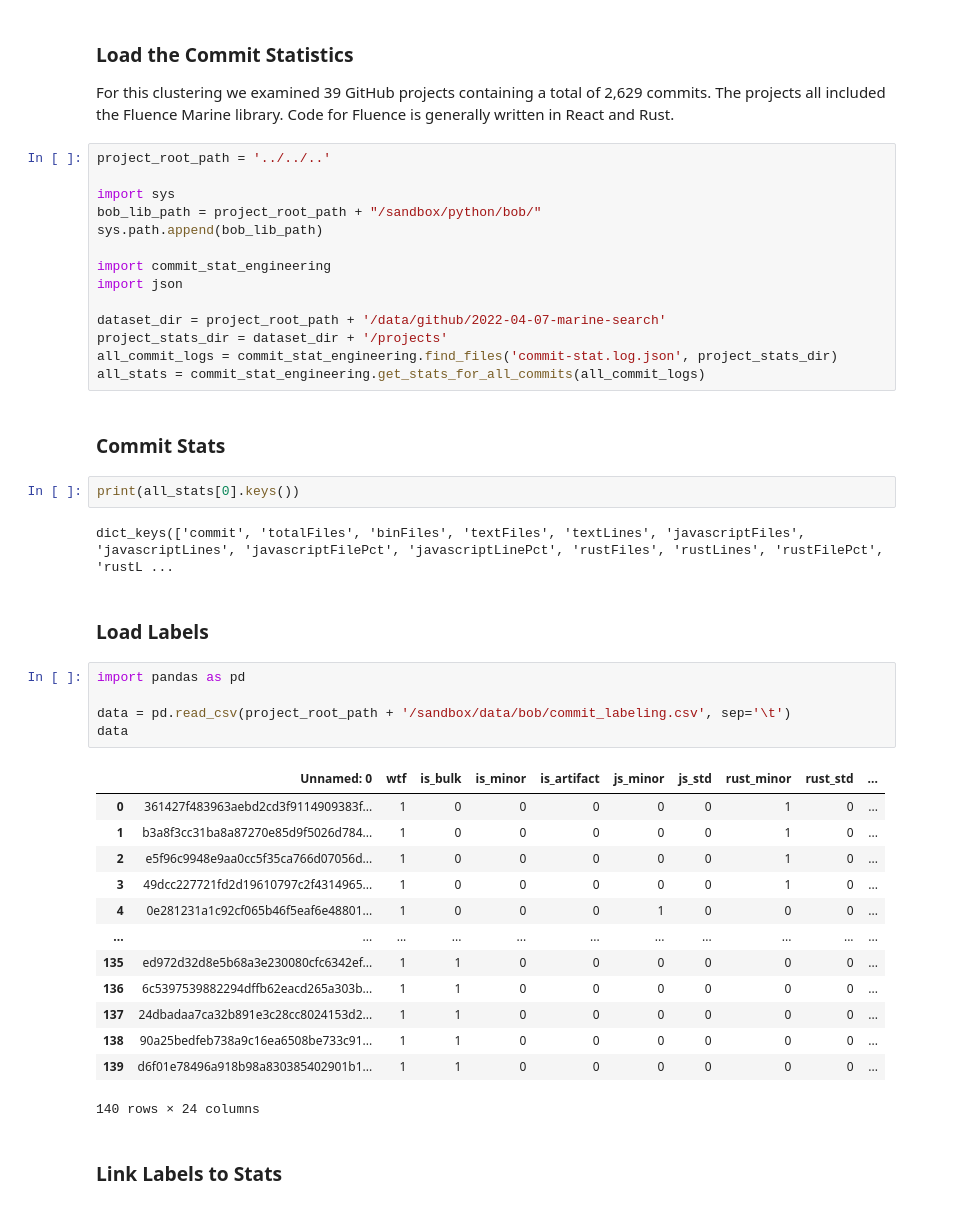
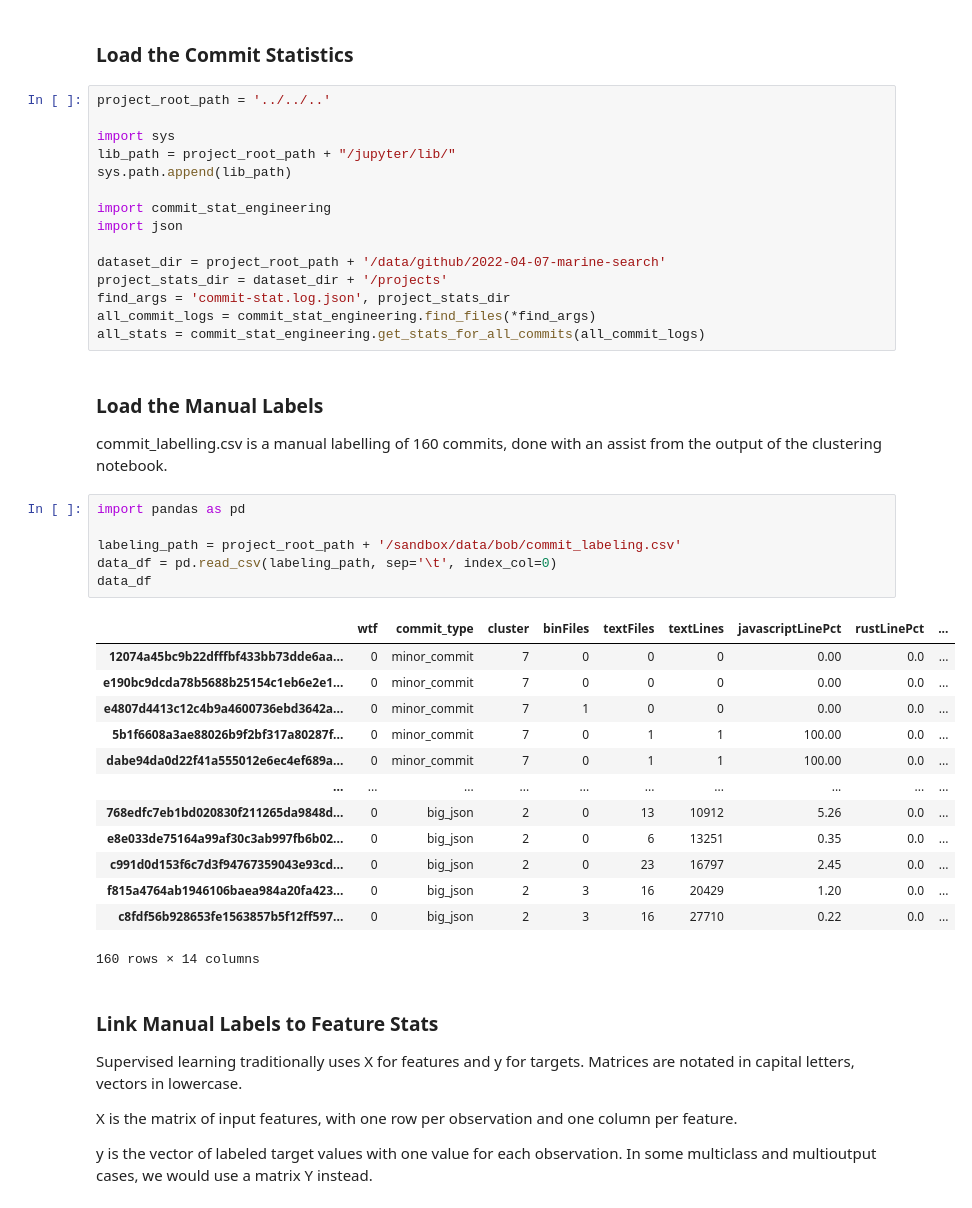
Before and after one commit to Deadman-DAO/Web3HackerNetwork, a Jupyter notebook: sandbox/notebooks/bob/commit_classification.ipynb, the cells around one changed output. Drawn from its saved outputs; the diff is of its cells as text.

Commit message:
moving commit_classification_4 to commit_classification, removing others

```diff
--- a/sandbox/notebooks/bob/commit_classification.ipynb
+++ b/sandbox/notebooks/bob/commit_classification.ipynb
@@ -1,48 +1,49 @@
 # %% [markdown]
 ### Load the Commit Statistics
-For this clustering we examined 39 GitHub projects containing a total of 2,629 commits. The projects all included the Fluence Marine library. Code for Fluence is generally written in React and Rust.
 # %%
 project_root_path = '../../..'
 
 import sys
-bob_lib_path = project_root_path + "/sandbox/python/bob/"
-sys.path.append(bob_lib_path)
+lib_path = project_root_path + "/jupyter/lib/"
+sys.path.append(lib_path)
 
 import commit_stat_engineering
 import json
 
 dataset_dir = project_root_path + '/data/github/2022-04-07-marine-search'
 project_stats_dir = dataset_dir + '/projects'
-all_commit_logs = commit_stat_engineering.find_files('commit-stat.log.json', project_stats_dir)
+find_args = 'commit-stat.log.json', project_stats_dir
+all_commit_logs = commit_stat_engineering.find_files(*find_args)
 all_stats = commit_stat_engineering.get_stats_for_all_commits(all_commit_logs)
-# %% [markdown]
-### Commit Stats
-# %%
-print(all_stats[0].keys())
-# %% [output]
-dict_keys(['commit', 'totalFiles', 'binFiles', 'textFiles', 'textLines', 'javascriptFiles', 'javascriptLines', 'javascriptFilePct', 'javascriptLinePct', 'rustFiles', 'rustLines', 'rustFilePct', 'rustL ...
 # %% [markdown]
-### Load Labels
+### Load the Manual Labels
+commit_labelling.csv is a manual labelling of 160 commits, done with an assist from the output of the clustering notebook.
 # %%
 import pandas as pd
 
-data = pd.read_csv(project_root_path + '/sandbox/data/bob/commit_labeling.csv', sep='\t')
-data
+labeling_path = project_root_path + '/sandbox/data/bob/commit_labeling.csv'
+data_df = pd.read_csv(labeling_path, sep='\t', index_col=0)
+data_df
 # %% [output]
-|  | Unnamed: 0 | wtf | is_bulk | is_minor | is_artifact | js_minor | js_std | rust_minor | rust_std | ... |
-| 0 | 361427f483963aebd2cd3f9114909383f... | 1 | 0 | 0 | 0 | 0 | 0 | 1 | 0 | ... |
-| 1 | b3a8f3cc31ba8a87270e85d9f5026d784... | 1 | 0 | 0 | 0 | 0 | 0 | 1 | 0 | ... |
-| 2 | e5f96c9948e9aa0cc5f35ca766d07056d... | 1 | 0 | 0 | 0 | 0 | 0 | 1 | 0 | ... |
-| 3 | 49dcc227721fd2d19610797c2f4314965... | 1 | 0 | 0 | 0 | 0 | 0 | 1 | 0 | ... |
-| 4 | 0e281231a1c92cf065b46f5eaf6e48801... | 1 | 0 | 0 | 0 | 1 | 0 | 0 | 0 | ... |
-| ... | ... | ... | ... | ... | ... | ... | ... | ... | ... | ... |
-| 135 | ed972d32d8e5b68a3e230080cfc6342ef... | 1 | 1 | 0 | 0 | 0 | 0 | 0 | 0 | ... |
-| 136 | 6c5397539882294dffb62eacd265a303b... | 1 | 1 | 0 | 0 | 0 | 0 | 0 | 0 | ... |
-| 137 | 24dbadaa7ca32b891e3c28cc8024153d2... | 1 | 1 | 0 | 0 | 0 | 0 | 0 | 0 | ... |
-| 138 | 90a25bedfeb738a9c16ea6508be733c91... | 1 | 1 | 0 | 0 | 0 | 0 | 0 | 0 | ... |
-| 139 | d6f01e78496a918b98a830385402901b1... | 1 | 1 | 0 | 0 | 0 | 0 | 0 | 0 | ... |
+|  | wtf | commit_type | cluster | binFiles | textFiles | textLines | javascriptLinePct | rustLinePct | ... |
+| 12074a45bc9b22dfffbf433bb73dde6aa... | 0 | minor_commit | 7 | 0 | 0 | 0 | 0.00 | 0.0 | ... |
+| e190bc9dcda78b5688b25154c1eb6e2e1... | 0 | minor_commit | 7 | 0 | 0 | 0 | 0.00 | 0.0 | ... |
+| e4807d4413c12c4b9a4600736ebd3642a... | 0 | minor_commit | 7 | 1 | 0 | 0 | 0.00 | 0.0 | ... |
+| 5b1f6608a3ae88026b9f2bf317a80287f... | 0 | minor_commit | 7 | 0 | 1 | 1 | 100.00 | 0.0 | ... |
+| dabe94da0d22f41a555012e6ec4ef689a... | 0 | minor_commit | 7 | 0 | 1 | 1 | 100.00 | 0.0 | ... |
+| ... | ... | ... | ... | ... | ... | ... | ... | ... | ... |
+| 768edfc7eb1bd020830f211265da9848d... | 0 | big_json | 2 | 0 | 13 | 10912 | 5.26 | 0.0 | ... |
+| e8e033de75164a99af30c3ab997fb6b02... | 0 | big_json | 2 | 0 | 6 | 13251 | 0.35 | 0.0 | ... |
+| c991d0d153f6c7d3f94767359043e93cd... | 0 | big_json | 2 | 0 | 23 | 16797 | 2.45 | 0.0 | ... |
+| f815a4764ab1946106baea984a20fa423... | 0 | big_json | 2 | 3 | 16 | 20429 | 1.20 | 0.0 | ... |
+| c8fdf56b928653fe1563857b5f12ff597... | 0 | big_json | 2 | 3 | 16 | 27710 | 0.22 | 0.0 | ... |
-140 rows × 24 columns
+160 rows × 14 columns
 # %% [markdown]
-### Link Labels to Stats
+### Link Manual Labels to Feature Stats
+Supervised learning traditionally uses X for features and y for targets. Matrices are notated in capital letters, vectors in lowercase.
+
+X is the matrix of input features, with one row per observation and one column per feature.
+
+y is the vector of labeled target values with one value for each observation. In some multiclass and multioutput cases, we would use a matrix Y instead.
 # %%
 import numpy as np
```
Also changed, not shown: parts of 13 cells of this notebook, 2 other files.
